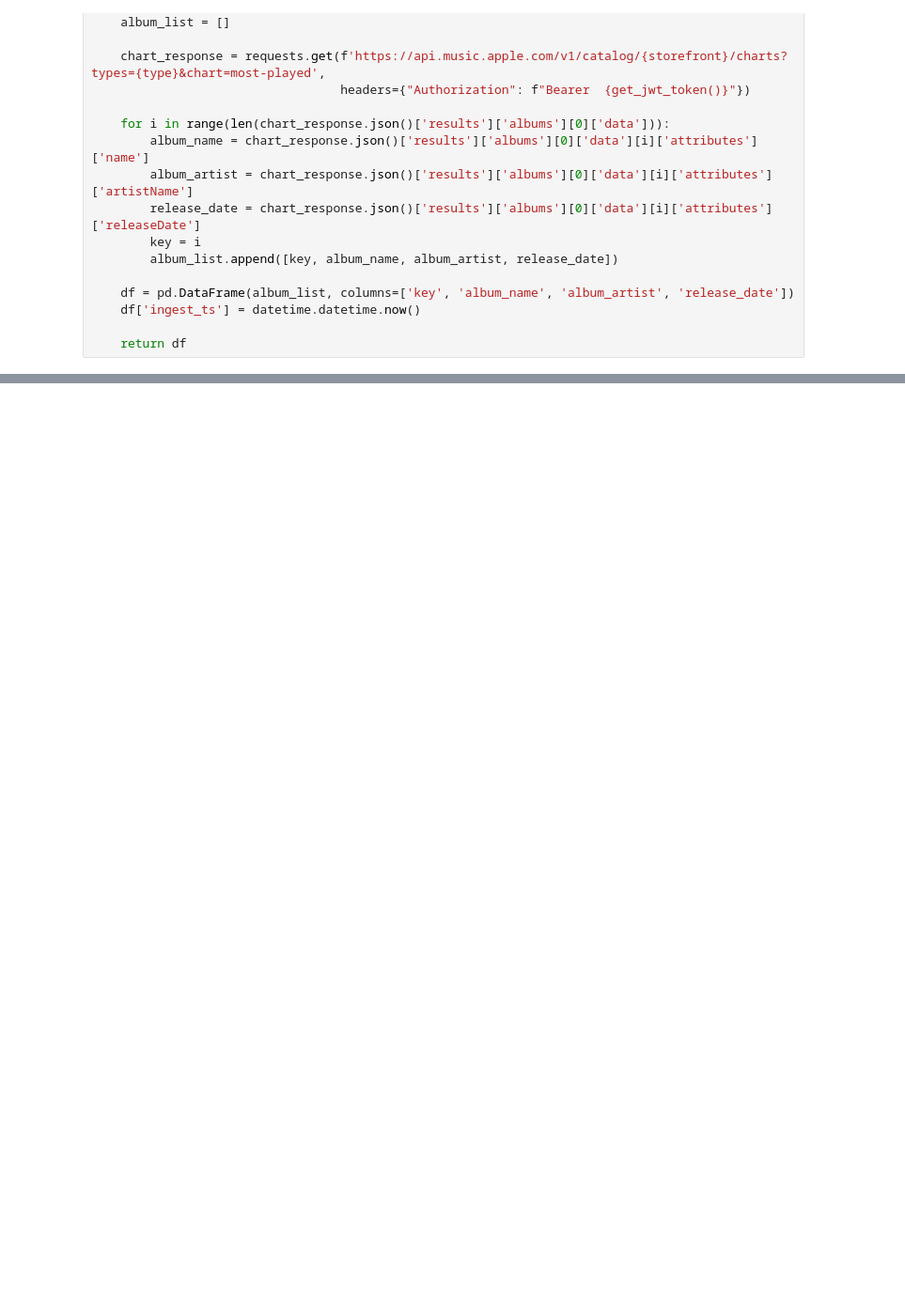
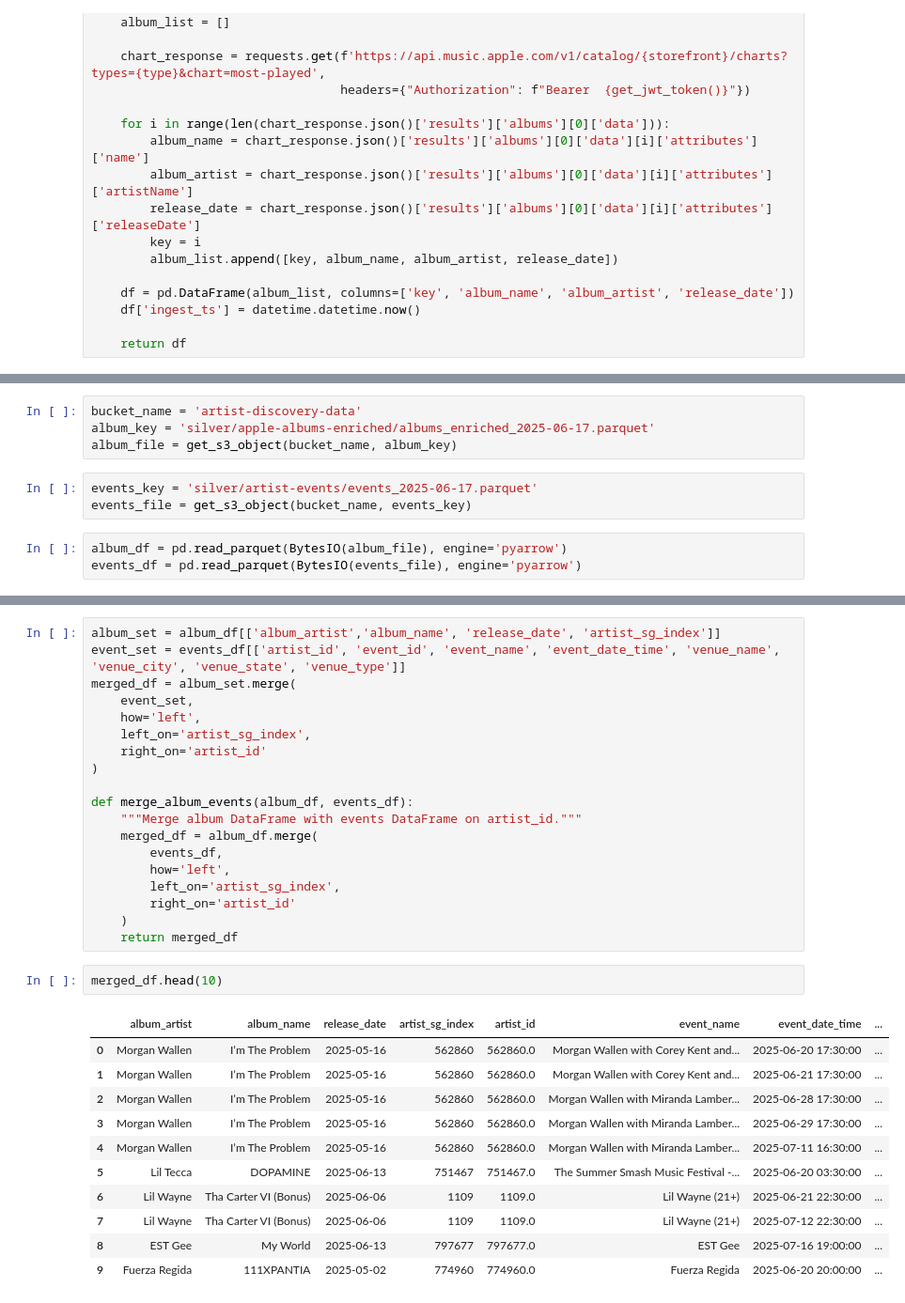
Before and after one commit to princeaker/Artist-Discovery, a Jupyter notebook: pipeline_development.ipynb, the cells around one changed output, grey strips where cells are left out. Shown: that part at 94% size. Drawn from its saved outputs; the diff is of its cells as text; blank space fills up the shorter version.

Commit message:
creating a third task that joins album data to events data

```diff
--- a/pipeline_development.ipynb
+++ b/pipeline_development.ipynb
@@ -213,0 +350,10 @@ def upload_df_to_s3_parquet(df, bucket_name, file_path=None):
+# %%
+bucket_name = 'artist-discovery-data'
+album_key = 'silver/apple-albums-enriched/albums_enriched_2025-06-17.parquet'
+album_file = get_s3_object(bucket_name, album_key)
+# %%
+events_key = 'silver/artist-events/events_2025-06-17.parquet'
+events_file = get_s3_object(bucket_name, events_key)
+# %%
+album_df = pd.read_parquet(BytesIO(album_file), engine='pyarrow')
+events_df = pd.read_parquet(BytesIO(events_file), engine='pyarrow')
@@ -213,0 +378,33 @@ def upload_df_to_s3_parquet(df, bucket_name, file_path=None):
+# %%
+album_set = album_df[['album_artist','album_name', 'release_date', 'artist_sg_index']]
+event_set = events_df[['artist_id', 'event_id', 'event_name', 'event_date_time', 'venue_name', 'venue_city', 'venue_state', 'venue_type']]
+merged_df = album_set.merge(
+    event_set,
+    how='left',
+    left_on='artist_sg_index',
+    right_on='artist_id'
+)
+
+def merge_album_events(album_df, events_df):
+    """Merge album DataFrame with events DataFrame on artist_id."""
+    merged_df = album_df.merge(
+        events_df,
+        how='left',
+        left_on='artist_sg_index',
+        right_on='artist_id'
+    )
+    return merged_df
+# %%
+merged_df.head(10)
+# %% [output]
+|  | album_artist | album_name | release_date | artist_sg_index | artist_id | event_name | event_date_time | ... |
+| 0 | Morgan Wallen | I’m The Problem | 2025-05-16 | 562860 | 562860.0 | Morgan Wallen with Corey Kent and... | 2025-06-20 17:30:00 | ... |
+| 1 | Morgan Wallen | I’m The Problem | 2025-05-16 | 562860 | 562860.0 | Morgan Wallen with Corey Kent and... | 2025-06-21 17:30:00 | ... |
+| 2 | Morgan Wallen | I’m The Problem | 2025-05-16 | 562860 | 562860.0 | Morgan Wallen with Miranda Lamber... | 2025-06-28 17:30:00 | ... |
+| 3 | Morgan Wallen | I’m The Problem | 2025-05-16 | 562860 | 562860.0 | Morgan Wallen with Miranda Lamber... | 2025-06-29 17:30:00 | ... |
+| 4 | Morgan Wallen | I’m The Problem | 2025-05-16 | 562860 | 562860.0 | Morgan Wallen with Miranda Lamber... | 2025-07-11 16:30:00 | ... |
+| 5 | Lil Tecca | DOPAMINE | 2025-06-13 | 751467 | 751467.0 | The Summer Smash Music Festival -... | 2025-06-20 03:30:00 | ... |
+| 6 | Lil Wayne | Tha Carter VI (Bonus) | 2025-06-06 | 1109 | 1109.0 | Lil Wayne (21+) | 2025-06-21 22:30:00 | ... |
+| 7 | Lil Wayne | Tha Carter VI (Bonus) | 2025-06-06 | 1109 | 1109.0 | Lil Wayne (21+) | 2025-07-12 22:30:00 | ... |
+| 8 | EST Gee | My World | 2025-06-13 | 797677 | 797677.0 | EST Gee | 2025-07-16 19:00:00 | ... |
+| 9 | Fuerza Regida | 111XPANTIA | 2025-05-02 | 774960 | 774960.0 | Fuerza Regida | 2025-06-20 20:00:00 | ... |
```
Also changed, not shown: parts of 62 cells of this notebook, 11 other files.
